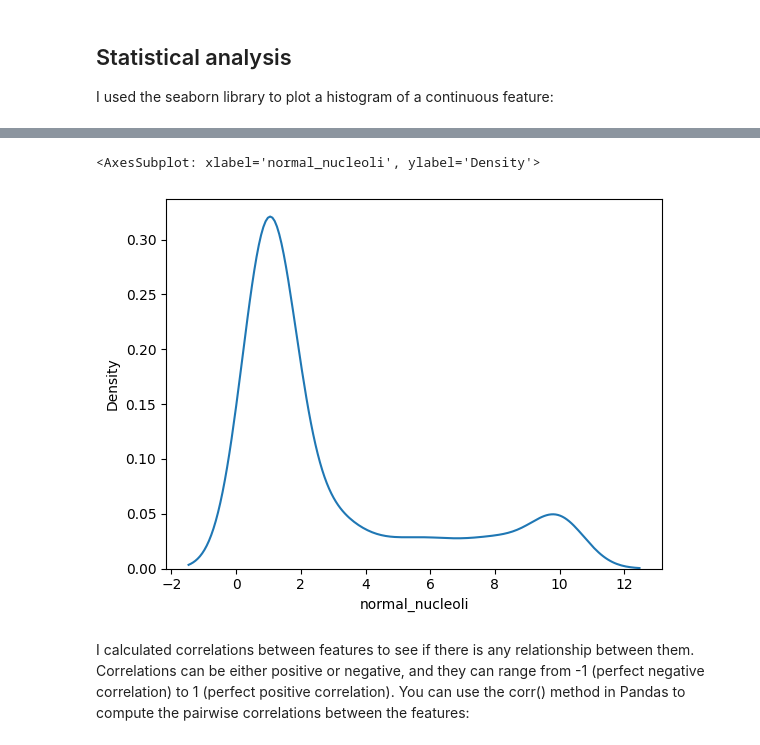
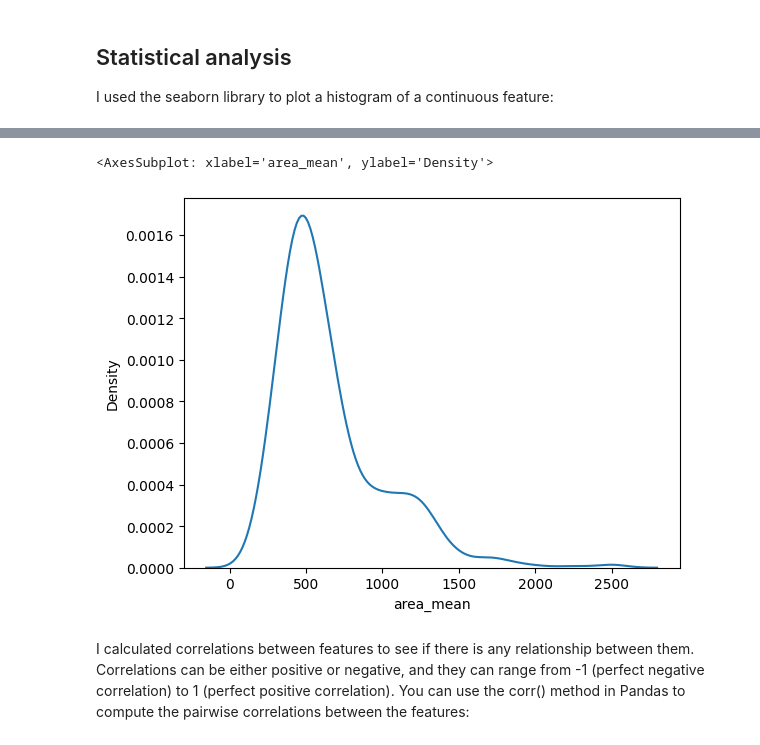
Before and after one commit to splitcomma/pda2-project, a Jupyter notebook: wisconsin_breast_cancer_dataset_investigation.ipynb, the cells around one changed output, grey strips where cells are left out. Saved outputs shown, nothing was run; the diff lists cells and outputs as text; code cells hidden in the pictures.

```diff
--- a/wisconsin_breast_cancer_dataset_investigation.ipynb
+++ b/wisconsin_breast_cancer_dataset_investigation.ipynb
@@ -62,7 +62,7 @@ import pandas as pd
 # using the seaborn library to visualize the distribution of the different features.
 import seaborn as sns
 
-df = pd.read_csv('wisconsin_breast_cancer.csv')
+df = pd.read_csv('data.csv')
 # using the info() method to check for missing values and identify the data types of the columns:
 df.info()
 
@@ -125,8 +125,8 @@ sns.histplot(df['mitoses'])
 # %%
-sns.kdeplot(df['normal_nucleoli'])
+sns.kdeplot(df['area_mean'])
 # %% [output]
-<AxesSubplot: xlabel='normal_nucleoli', ylabel='Density'>
+<AxesSubplot: xlabel='area_mean', ylabel='Density'>
-[figure, old version]
+[figure, new version]
 # %% [markdown]
 I calculated correlations between features to see if there is any relationship between them. Correlations can be either positive or negative, and they can range from -1 (perfect negative correlation) to 1 (perfect positive correlation). You can use the corr() method in Pandas to compute the pairwise correlations between the features:
 # %%
```
Also changed, not shown: parts of 17 cells of this notebook, 1 other file.
